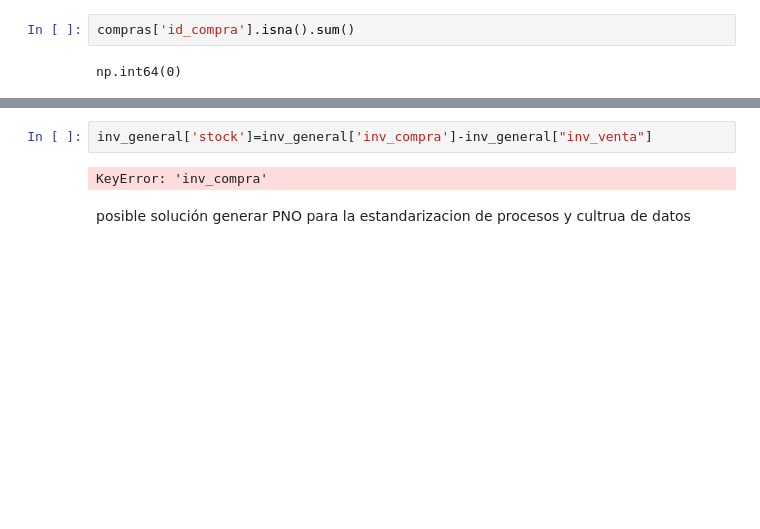
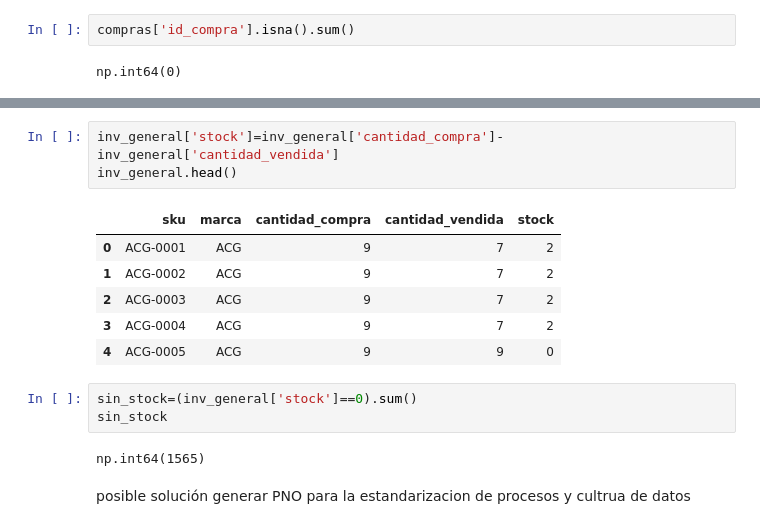
Before and after one commit to Adrian-estrada-chavez/clothing-sales-roi-analysis, a Jupyter notebook: notebooks/Clothing_sales_roi_analysis.ipynb, the cells around one changed output, grey strips where cells are left out. Saved outputs shown, nothing was run; the diff lists cells and outputs as text; blank space fills up the shorter version.

```diff
--- a/notebooks/Clothing_sales_roi_analysis.ipynb
+++ b/notebooks/Clothing_sales_roi_analysis.ipynb
@@ -820,7 +821,18 @@ inv_general.head()
 # %%
-inv_general['stock']=inv_general['inv_compra']-inv_general["inv_venta"]
+inv_general['stock']=inv_general['cantidad_compra']-inv_general['cantidad_vendida']
+inv_general.head()
 # %% [output]
-KeyError: 'inv_compra'
+|  | sku | marca | cantidad_compra | cantidad_vendida | stock |
+| 0 | ACG-0001 | ACG | 9 | 7 | 2 |
+| 1 | ACG-0002 | ACG | 9 | 7 | 2 |
+| 2 | ACG-0003 | ACG | 9 | 7 | 2 |
+| 3 | ACG-0004 | ACG | 9 | 7 | 2 |
+| 4 | ACG-0005 | ACG | 9 | 9 | 0 |
+# %%
+sin_stock=(inv_general['stock']==0).sum()
+sin_stock
+# %% [output]
+np.int64(1565)
 # %% [markdown]
 posible solución generar PNO para la estandarizacion de procesos
 y cultrua de datos
```
Also changed, not shown: parts of 6 cells of this notebook.
